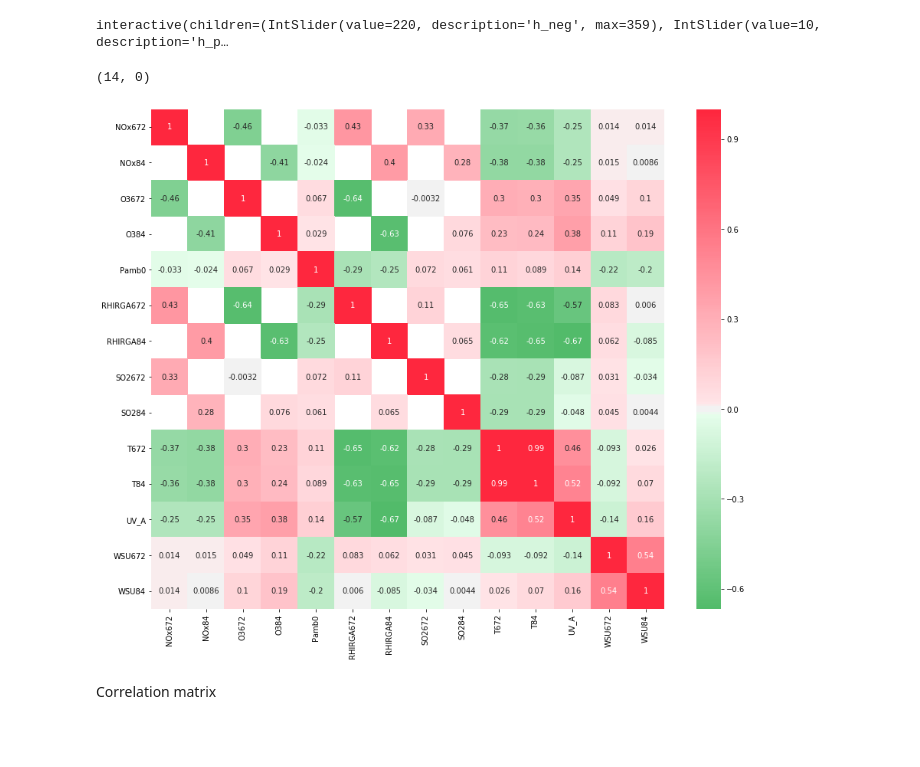
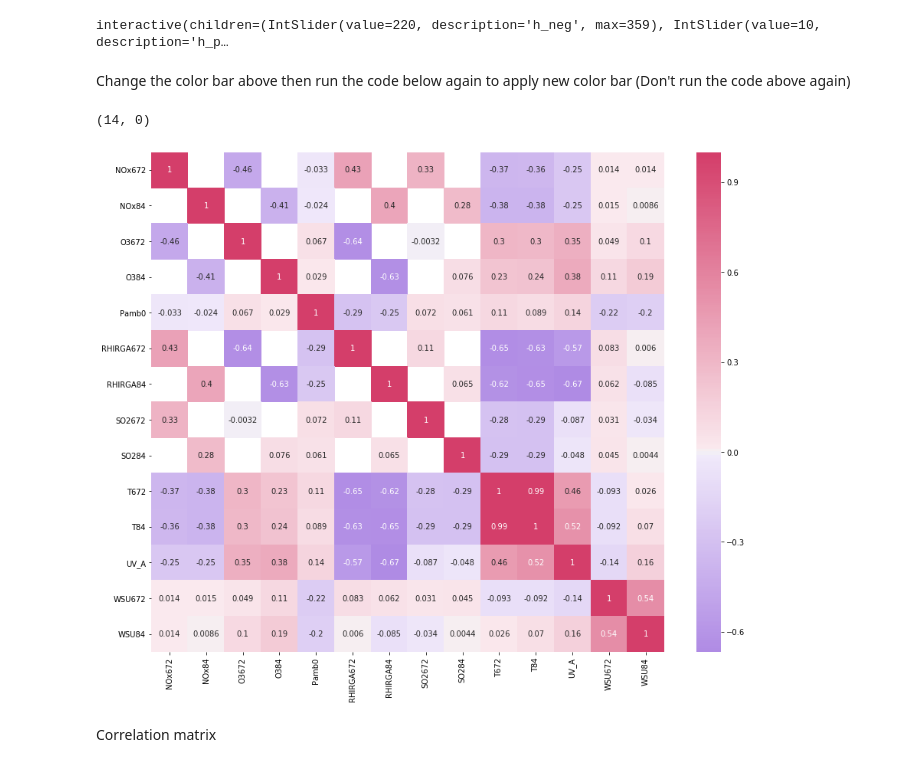
Before and after one commit to vietle94/NPF-smearII, a Jupyter notebook: Project.ipynb, the cells around one changed output. Cells and saved outputs as stored; diff of their text form; code cells hidden in the pictures; blank space fills up the shorter version.

```diff
--- a/Project.ipynb
+++ b/Project.ipynb
@@ -108,13 +112,15 @@ Choose color color bar first
 cmap = sns.choose_diverging_palette(as_cmap = True)
 # %% [output]
 interactive(children=(IntSlider(value=220, description='h_neg', max=359), IntSlider(value=10, description='h_p…
+# %% [markdown]
+Change the color bar above then run the code below again to apply new color bar (Don't run the code above again)
 # %%
 fig, ax = plt.subplots(figsize = (15,12))
-sns.heatmap(df.corr(), cmap = sns.diverging_palette(h_neg=130, h_pos=10, s=99, l=55, sep=3, as_cmap=True), center=0.00, ax = ax, annot = True)
+sns.heatmap(df.corr(), cmap = cmap, center=0.00, ax = ax, annot = True)
 ax.set_ylim(14,0)
 # %% [output]
 (14, 0)
-[figure, old version]
+[figure, new version]
 # %% [markdown]
 Correlation matrix
 # %%
```
Also changed, not shown: parts of 6 cells of this notebook, 1 other file.
